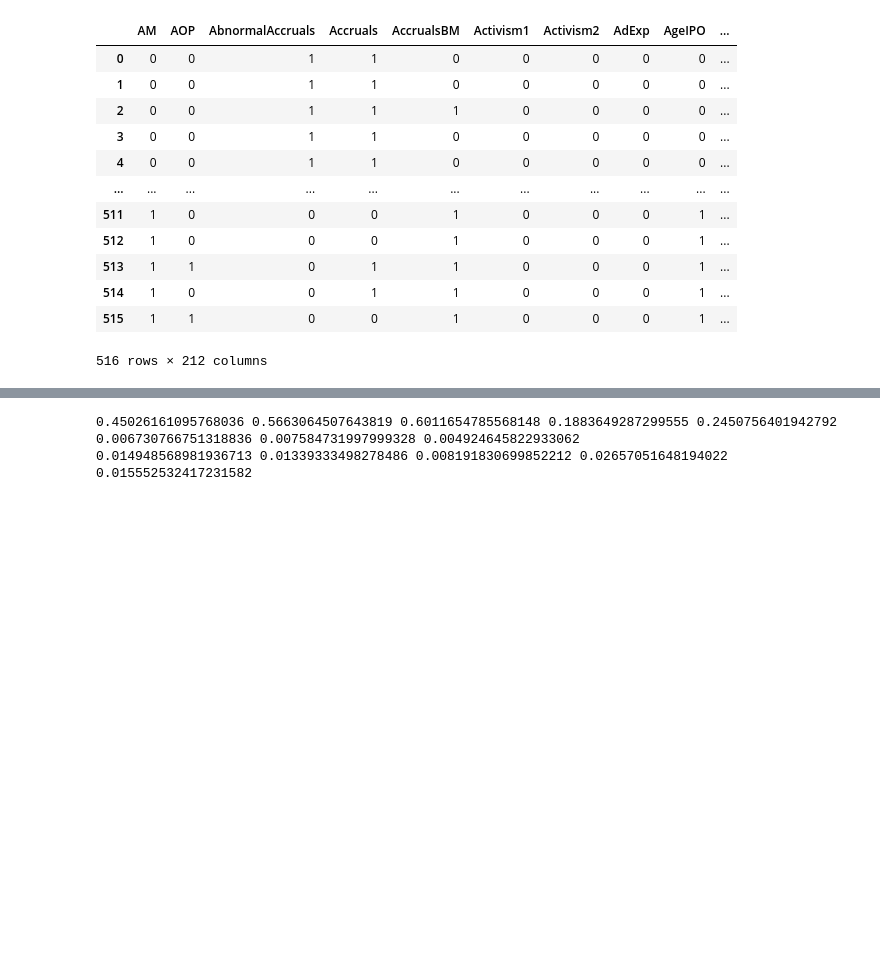
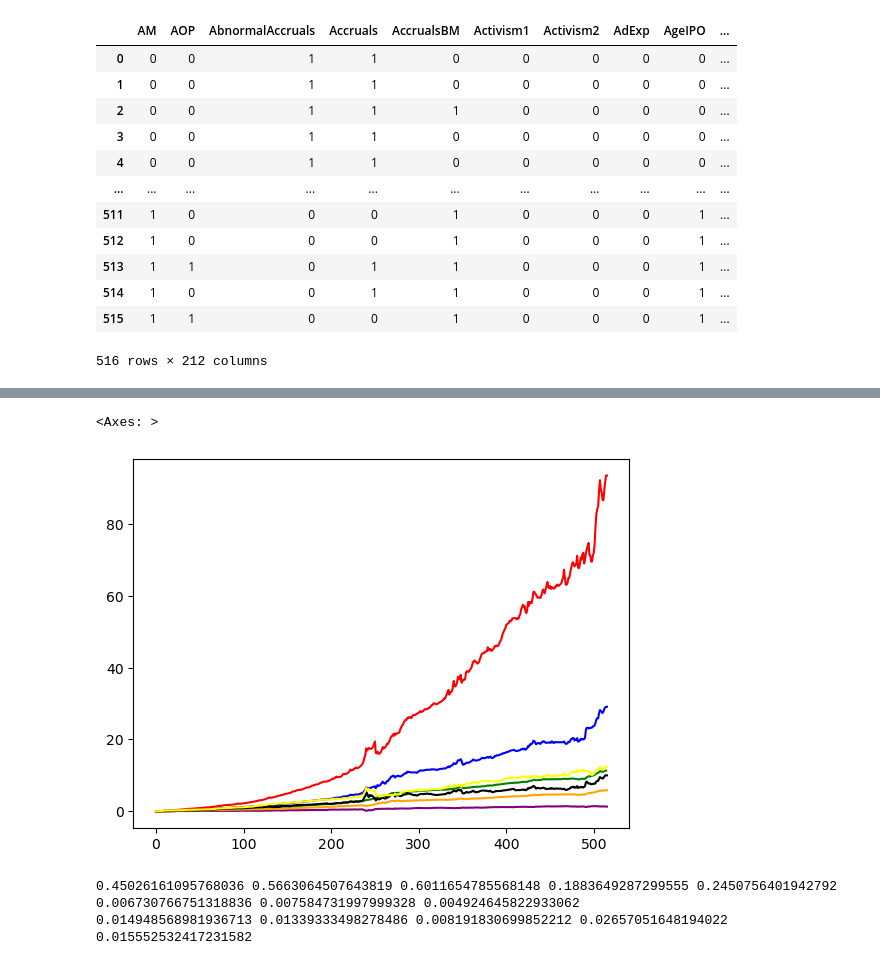
Before and after one commit to Raymondli073/Factor_timing, a Jupyter notebook: factor_timing_strat.ipynb, the cells around one changed output, grey strips where cells are left out. Saved outputs shown, nothing was run; the diff lists cells and outputs as text; code cells hidden in the pictures; blank space fills up the shorter version.

```diff
--- a/factor_timing_strat.ipynb
+++ b/factor_timing_strat.ipynb
@@ -90,0 +49,4 @@ df_signal
+# %%
+df_ret = df.iloc[48:,:]
+df_ret = df_ret.fillna(0)
+df_ret = df_ret.reset_index().drop(columns=['index'])
@@ -215,12 +184,40 @@ Length: 516, dtype: float64
 # %%
 #  time-series strategies
-df_signalMOM_neg = pd.DataFrame(0,index=np.arange(516),columns=df_ret.columns)
+df_indicator = pd.DataFrame()
+CV90 = df_cv.iloc[:,0]
+CV95 = df_cv.iloc[:,1]
+CV99 = df_cv.iloc[:,2]
+for column in df_bsadf.columns:
+    x = df_bsadf[column]
+    df_indicator = pd.concat([df_indicator,(x>CV95)],axis=1)
+
+
+
+df_signal = pd.DataFrame(0,index=np.arange(516),columns=df_ret.columns)
+N,M = df_ret.shape
+for j in range(M):
+    for i in range(N):
+        if df_indicator.iloc[i,j] and df_ret.iloc[i,j]>0:
+            df_signal.iloc[i,j]=1
+        # elif df_indicator.iloc[i,j] and df_ret.iloc[i,j]<0:
+        #     df_signal.iloc[i,j] = -1
+
+
+df_signalMOM = pd.DataFrame(0,index=np.arange(516),columns=df_ret.columns)
 for i in range(mom.shape[0]):
     mom_series = mom.iloc[i,:]
     for j in range(mom.shape[1]):
         mom_ret = mom_series.iloc[j]
-        if mom_ret <= 0:
-            df_signalMOM_neg.iloc[i,j] = 1
+        if mom_ret > 0:
+            df_signalMOM.iloc[i,j] = 1
+
+df_signalMOM_neg = pd.DataFrame(1,index=np.arange(516),columns=df_ret.columns)
+for i in range(mom.shape[0]):
+    mom_series = mom.iloc[i,:]
+    for j in range(mom.shape[1]):
+        mom_ret = mom_series.iloc[j]
+        if mom_ret > 0:
+            df_signalMOM_neg.iloc[i,j] = 0
 
 mom_port_ret_neg = ((df_ret.shift(-1)*df_signalMOM_neg).sum(axis=1)/df_signalMOM_neg.sum(axis=1))/100
 
@@ -231,8 +228,46 @@ df_signal_neg = pd.DataFrame(1,index=np.arange(516),columns=df_ret.columns)
 N,M = df_ret.shape
 for j in range(M):
     for i in range(N):
-        if df_indicator.iloc[i,j]:
+        if df_indicator.iloc[i,j] and df_ret.iloc[i,j]>0:
             df_signal_neg.iloc[i,j]=0
 
 df_signalBUBBLE_neg = df_signal_neg
 bubble_port_ret_neg = ((df_ret.shift(-1)*df_signalBUBBLE_neg).sum(axis=1)/df_signalBUBBLE_neg.sum(axis=1))/100
+
+
+######
+mom_port_ret = ((df_ret.shift(-1)*df_signalMOM).sum(axis=1)/df_signalMOM.sum(axis=1))/100
+mom_port_ret_mean = mom_port_ret.mean()
+mom_port_ret_std = mom_port_ret.std()
+sp_mom = mom_port_ret_mean/mom_port_ret_std
+((1+mom_port_ret).cumprod()-1).plot(color='blue')
+
+ew_port_ret = df_ret.shift(-1).mean(axis=1)/100
+ew_port_ret_mean = ew_port_ret.mean()
+ew_port_ret_std = ew_port_ret.std()
+sp_ew = ew_port_ret_mean/ew_port_ret_std
+((1+df_ret.shift(-1).mean(axis=1)/100).cumprod()-1).plot(color='green')
+
+bubble_port_ret = ((df_ret.shift(-1)*df_signalBUBBLE).sum(axis=1)/df_signalBUBBLE.sum(axis=1))/100
+bubble_port_ret_mean = bubble_port_ret.mean()
+bubble_port_ret_std = bubble_port_ret.std()
+sp_bubble = bubble_port_ret_mean/bubble_port_ret_std
+((1+((df_ret.shift(-1)*df_signalBUBBLE).sum(axis=1)/df_signalBUBBLE.sum(axis=1))/100).cumprod()-1).plot(color='red')
+
+((1+mom_port_ret_neg).cumprod()-1).plot(color='purple')
+((1+bubble_port_ret_neg).cumprod()-1).plot(color='orange')
+
+mom_LS_ret = mom_port_ret-mom_port_ret_neg
+sp_mom_LS = mom_LS_ret.mean()/mom_LS_ret.std()
+
+bubble_LS_ret = bubble_port_ret-bubble_port_ret_neg
+# bubble_LS_ret = (((df_ret.shift(-1)*(df_signalBUBBLE-df_signalBUBBLE_neg)).sum(axis=1))/((df_signalBUBBLE-df_signalBUBBLE_neg).abs().sum(axis=1)))/100
+sp_bubble_LS = bubble_LS_ret.mean()/bubble_LS_ret.std()
+
+print(sp_mom,sp_bubble,sp_ew,sp_mom_LS,sp_bubble_LS)
+print(mom_port_ret_mean,bubble_port_ret_mean,ew_port_ret_mean)
+print(mom_port_ret_std,bubble_port_ret_std,ew_port_ret_std,mom_LS_ret.std(),bubble_LS_ret.std())
+
+((1+mom_LS_ret).cumprod()-1).plot(color='black')
+((1+bubble_LS_ret).cumprod()-1).plot(color='yellow')
+# %% [output]
@@ -239,3 +277,5 @@ bubble_port_ret_neg = ((df_ret.shift(-1)*df_signalBUBBLE_neg).sum(axis=1)/df_sig
+<Axes: >
+[figure, added]
 # %%
 # cross-sectional strategies
 df_signalMOM_neg = pd.DataFrame(0,index=np.arange(516),columns=df_ret.columns)
```
Also changed, not shown: parts of 12 cells of this notebook.
